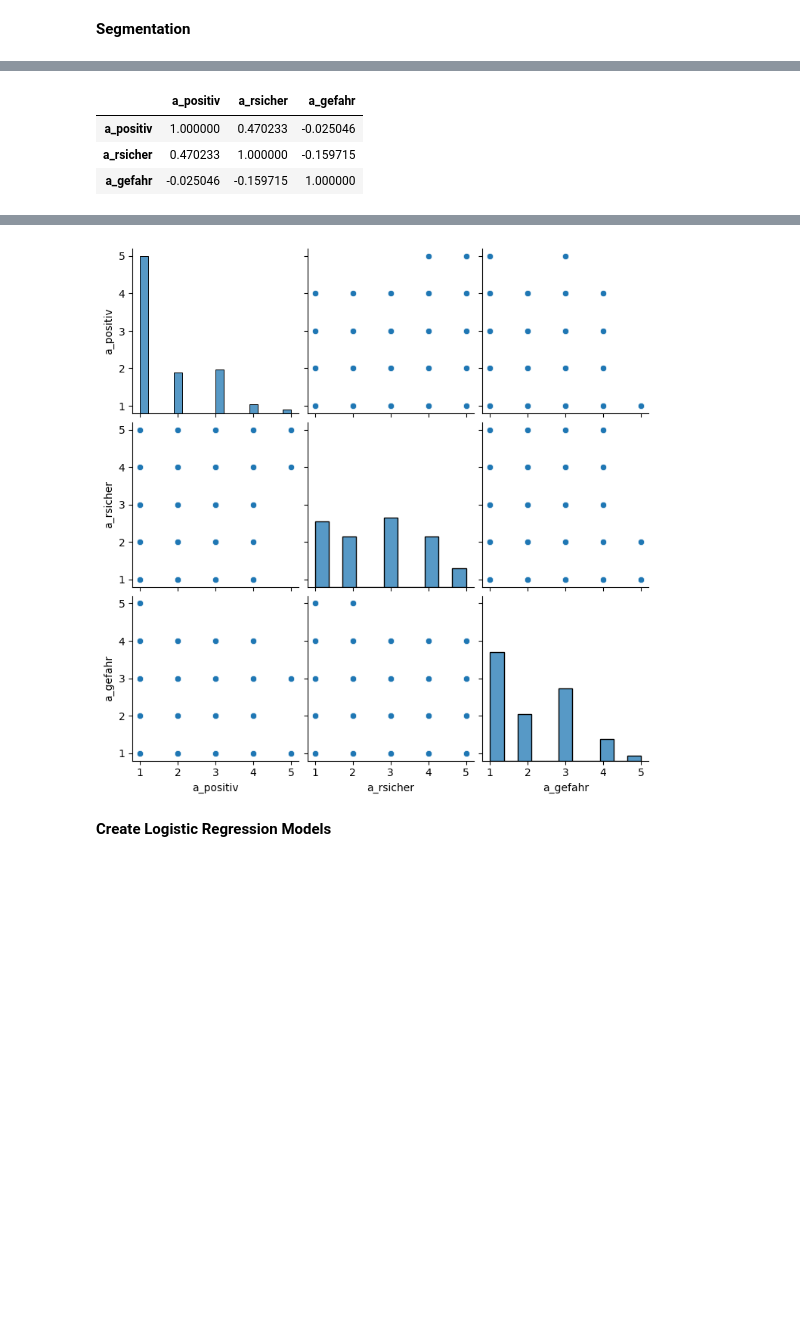
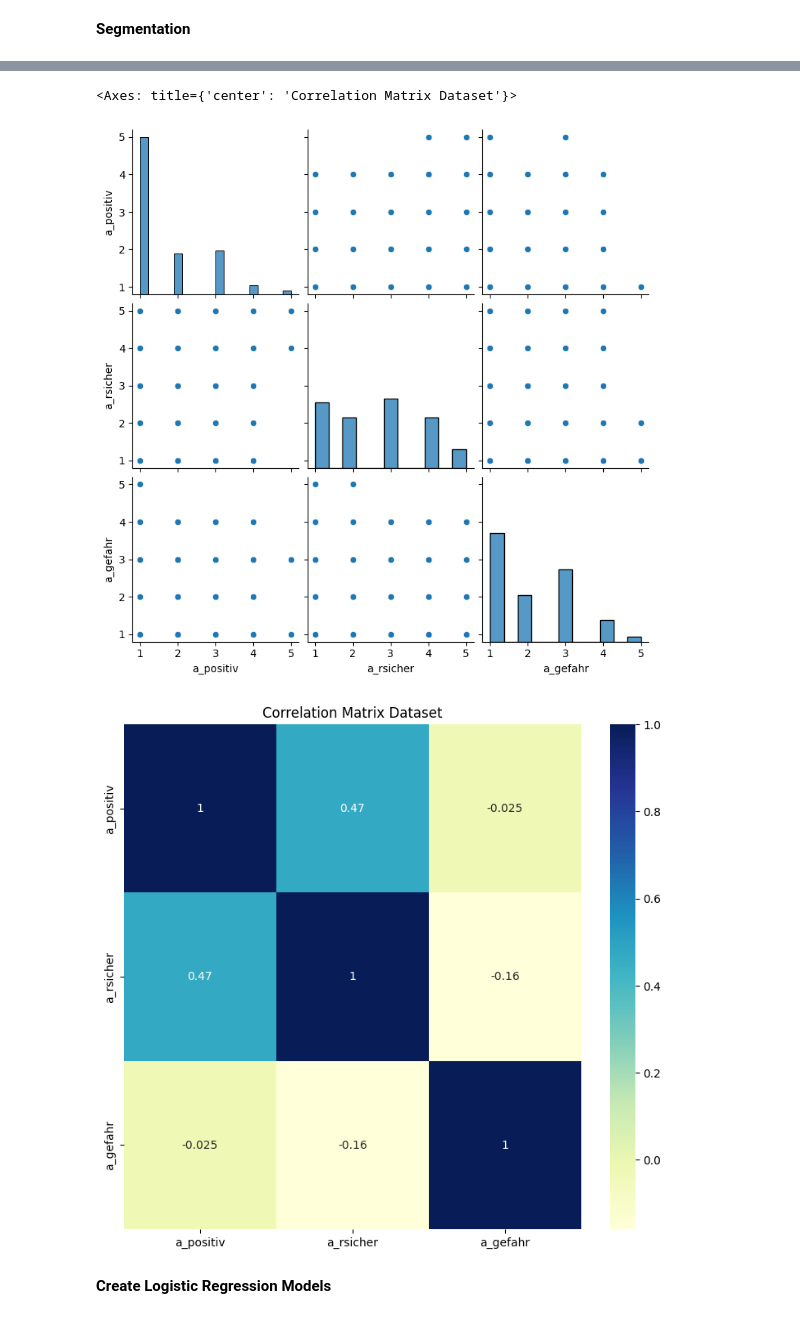
Before and after one commit to Hariaksha/gdpr, a Jupyter notebook: code/firm-response-analysis.ipynb, the cells around one changed output, grey strips where cells are left out. Drawn from its saved outputs; the diff is of its cells as text; code cells hidden in the pictures; blank space fills up the shorter version.

```diff
--- a/code/firm-response-analysis.ipynb
+++ b/code/firm-response-analysis.ipynb
@@ -429,9 +430,10 @@ columns = ['a_positiv', 'a_rsicher', 'a_gefahr']
 
 sns.pairplot(df_clean[columns]) # see all possible scatter plots
 
-df[columns].corr() # see all correlation coefficients
+df[columns].corr() # see all correlation coefficients for cols that you want
+
+print(df[columns].head())
+plt.figure(figsize=(9,8))
+plt.title("Correlation Matrix Dataset")
+sns.heatmap(df[columns].corr(), color="k", annot=True, cmap="YlGnBu") # correlation matrix
 # %% [output]
-|  | a_positiv | a_rsicher | a_gefahr |
-| a_positiv | 1.000000 | 0.470233 | -0.025046 |
-| a_rsicher | 0.470233 | 1.000000 | -0.159715 |
-| a_gefahr | -0.025046 | -0.159715 | 1.000000 |
@@ -438,4 +446,6 @@ df[columns].corr() # see all correlation coefficients
+<Axes: title={'center': 'Correlation Matrix Dataset'}>
 [figure]
+[figure, added]
 # %% [markdown]
 **Create Logistic Regression Models**
 # %%
```
Also changed, not shown: parts of 9 cells of this notebook.
